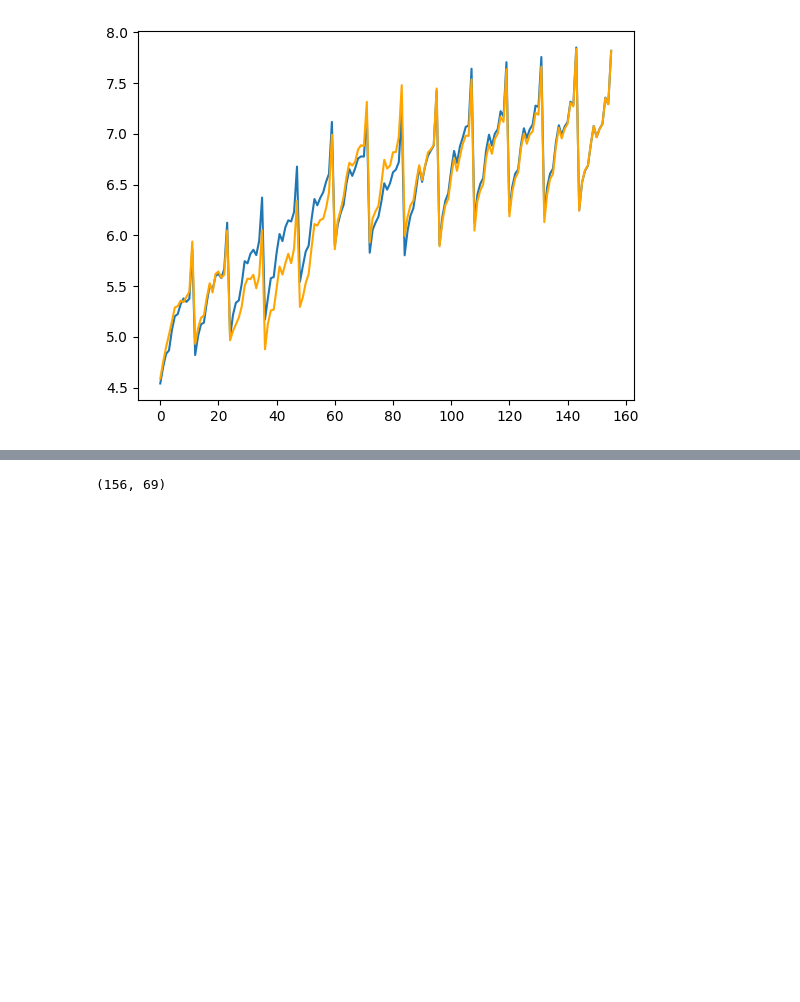
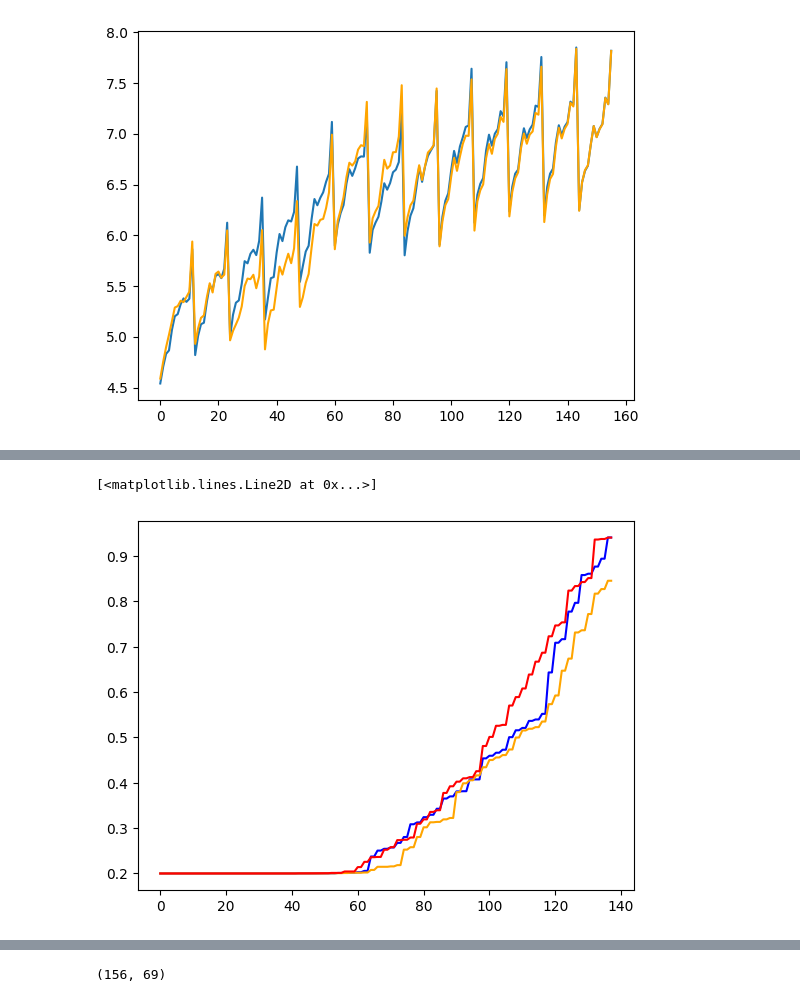
Before and after one commit to ods-pet-projects/spb-ai-hack2022, a Jupyter notebook: metamodel.ipynb, the cells around one changed output, grey strips where cells are left out. Saved outputs shown, nothing was run; the diff lists cells and outputs as text; code cells hidden in the pictures; blank space fills up the shorter version.

```diff
--- a/metamodel.ipynb
+++ b/metamodel.ipynb
@@ -301,7 +302,7 @@ class SearchSequenceIndex:
             tasks.append(task)
         return tasks
 
-def index_series(X, window, period, model, step=1, noise_iters=0, noise_weight=1e-2, global_offset=15):
+def index_series(X, window, period, model, step=1, noise_iters=0, noise_weight=1e-2, global_offset=15, sample=1):
     np.random.seed(0)
     assert len(X.shape) == 2 and isinstance(X, np.ndarray)
     xlen = X.shape[0]
@@ -313,6 +314,8 @@ def index_series(X, window, period, model, step=1, noise_iters=0, noise_weight=1
         for offset in tqdm.tqdm(np.arange(0, xlen - 2 * (period + window + global_offset) - 1, step), position=0):
             index = SearchSequenceIndex(window, period, global_offset)
             T, F = index.get_train_part_and_full(X, offset)
+            if sample < 1:
+                T = T[:, np.random.choice(np.arange(T.shape[1]),size=int(T.shape[1] * sample), replace=False)]
             if use_noise:
                 T = add_cumulative_noise(T, noise_weight)
             index.build(T)
@@ -330,14 +337,27 @@ zero_measures = index_series(
     period=12,
     model=lambda:ZeroModel(),
     step=6,
-    noise_iters=3
+    noise_iters=3,
+    noise_weight=1e-3,
+    sample=0.75
 )
 
 knn_measures = index_series(
     train_data.values,
     window=12 * 3,
     period=12,
-    model=lambda:Scaled(0.5, KNeighborsRegressor(n_neighbors=25)),
+    model=lambda:Scaled(0.5, KNeighborsRegressor(n_neighbors=50)),
     step=6,
-    noise_iters=3
+    noise_iters=3,
+    noise_weight=1e-3,
+    sample=0.75
 )
+# %%
+reg = MLPRegressor(hidden_layer_sizes = (windowm, 32, 16, 32, windowm),
+                   activation = 'tanh',
+                   solver = 'adam',
+                   batch_size=32,
+#                    learning_rate_init = 0.0001,
+#                    max_iter = 20,
+#                    tol = 0.0000001,
+                   verbose = True)
@@ -343,0 +401,11 @@ knn_measures = index_series(
+# %%
+enc_measures = index_series(
+    train_data.values,
+    window=12 * 3,
+    period=12,
+    model=lambda:Scaled(1.0, AutoencKnnWrapper(reg, KNeighborsRegressor(n_neighbors=50))),
+    step=6,
+    noise_iters=3,
+    noise_weight=1e-3,
+    sample=0.75
+)
@@ -353,3 +627,10 @@ np.mean(knn_measures[0]), np.mean(zero_measures[0]), z_test(knn_measures[0], zer
+# %%
+plt.plot(np.sort(knn_measures[0]), 'blue')
+plt.plot(np.sort(zero_measures[0]), 'orange')
+plt.plot(np.sort(enc_measures[0]), 'red')
+# %% [output]
+[<matplotlib.lines.Line2D at 0x...>]
+[figure, added]
 # %%
 np.mean(knn_measures[1]), np.mean(zero_measures[1]), z_test(knn_measures[1], zero_measures[1])
 # %% [output]
```
Also changed, not shown: parts of 49 cells of this notebook.
